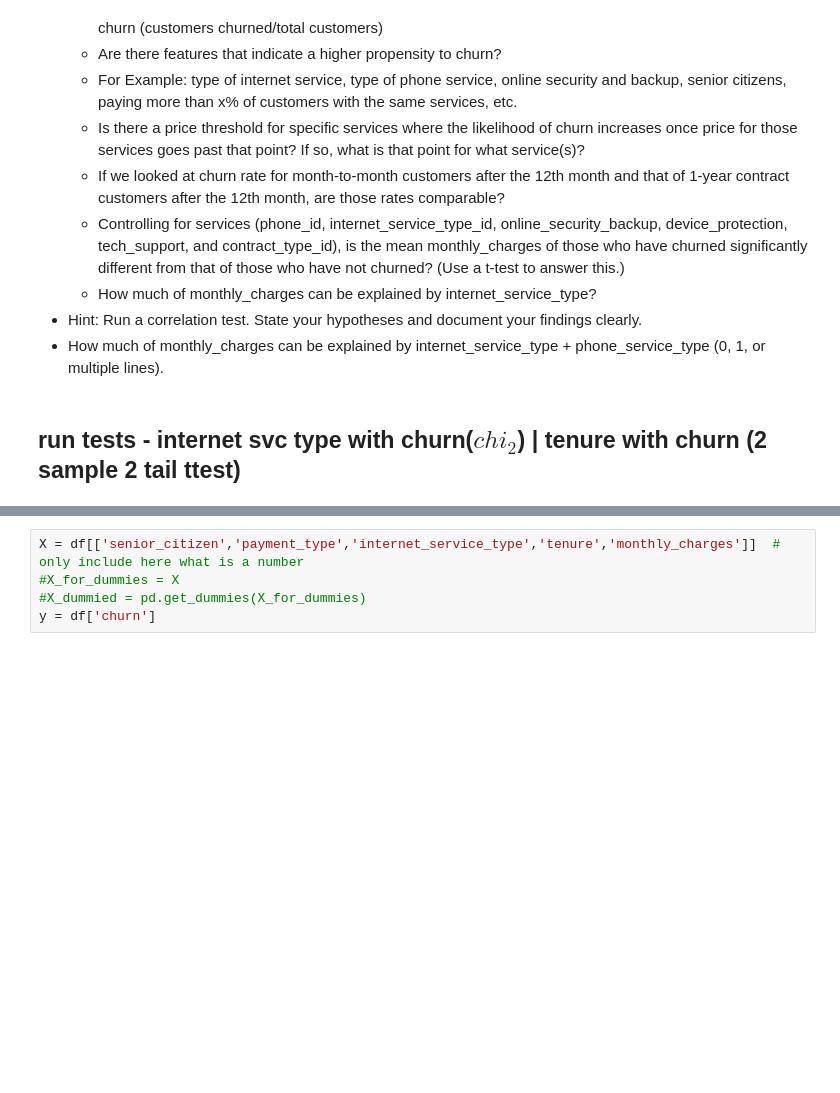
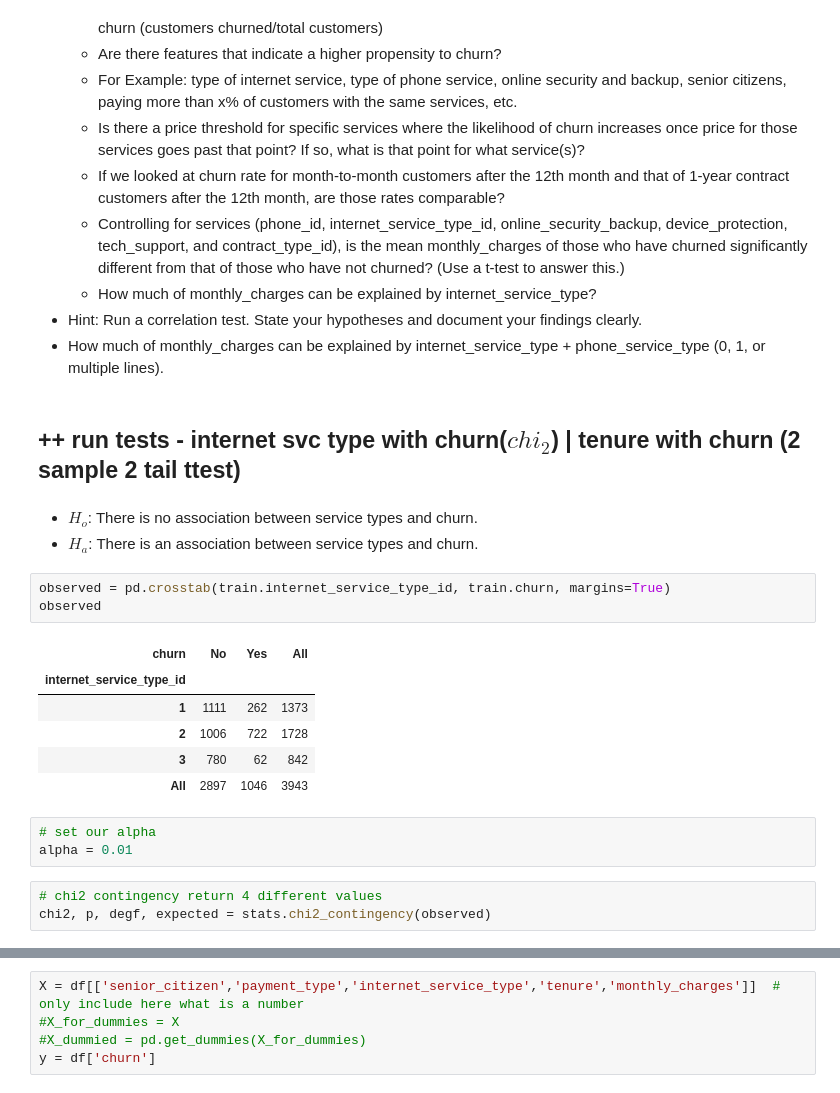
Before and after one commit to lupeluna/Telco-Classification-Project, a Jupyter notebook: PRE -Telco-Classification.ipynb, the cells around one changed output, grey strips where cells are left out. Saved outputs shown, nothing was run; the diff lists cells and outputs as text; blank space fills up the shorter version.

```diff
--- a/PRE -Telco-Classification.ipynb
+++ b/PRE -Telco-Classification.ipynb
@@ -354,4 +354,23 @@ df.head(3)
 - Hint: Run a correlation test. State your hypotheses and document your findings clearly.
 - How much of monthly_charges can be explained by internet_service_type + phone_service_type (0, 1, or multiple lines).
 # %% [markdown]
-## run tests   - internet svc type with churn($chi_2$)  |  tenure with churn (2 sample 2 tail ttest)
+## ++ run tests   - internet svc type with churn($chi_2$)  |  tenure with churn (2 sample 2 tail ttest)
+# %% [markdown]
+- $H_o$: There is no association between service types and churn.
+- $H_a$: There is an association between service types and churn.
+# %%
+observed = pd.crosstab(train.internet_service_type_id, train.churn, margins=True)
+observed
+# %% [output]
+| churn | No | Yes | All |
+| internet_service_type_id |  |  |  |
+| 1 | 1111 | 262 | 1373 |
+| 2 | 1006 | 722 | 1728 |
+| 3 | 780 | 62 | 842 |
+| All | 2897 | 1046 | 3943 |
+# %%
+# set our alpha
+alpha = 0.01
+# %%
+# chi2 contingency return 4 different values
+chi2, p, degf, expected = stats.chi2_contingency(observed)
```
Also changed, not shown: parts of 4 cells of this notebook.
